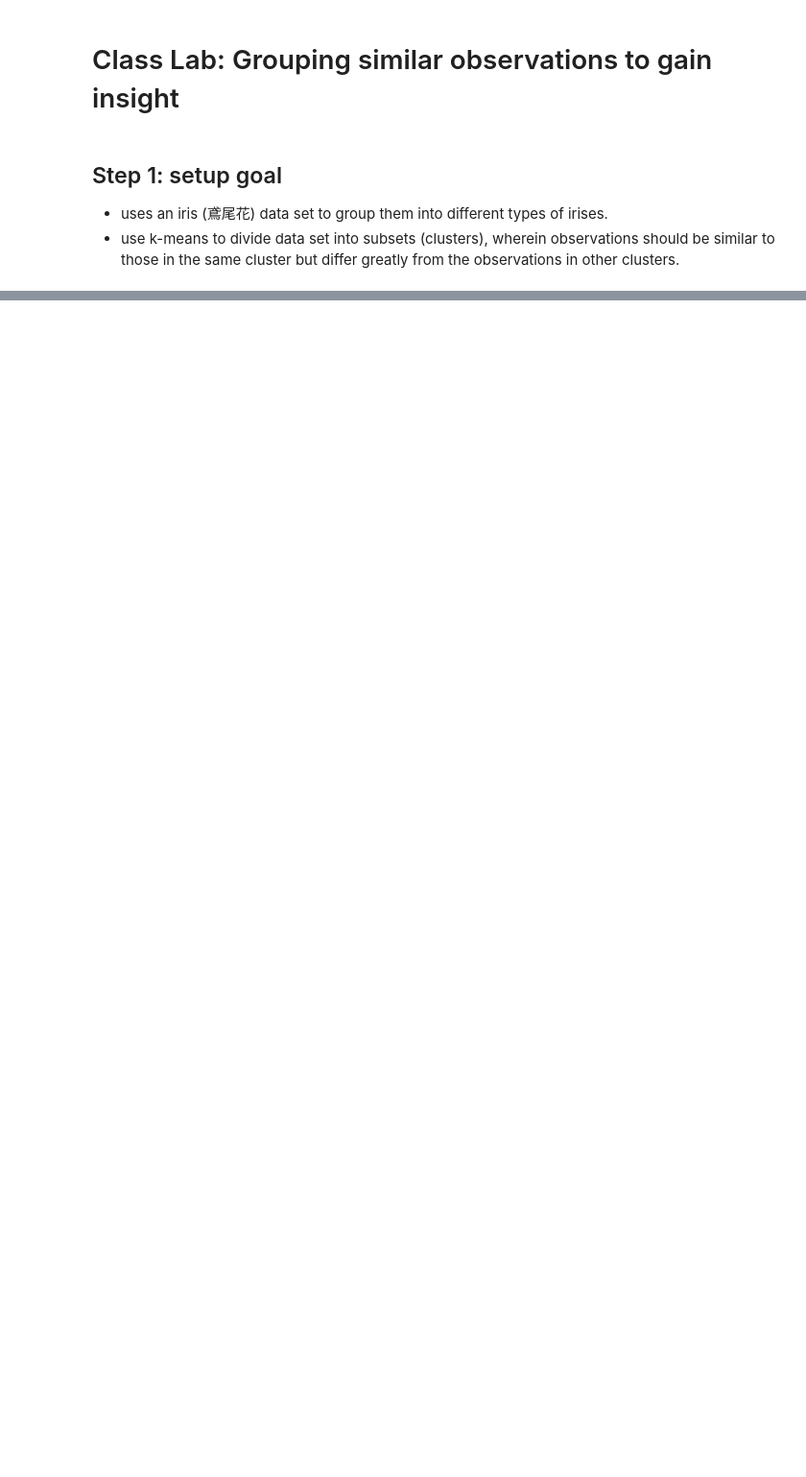
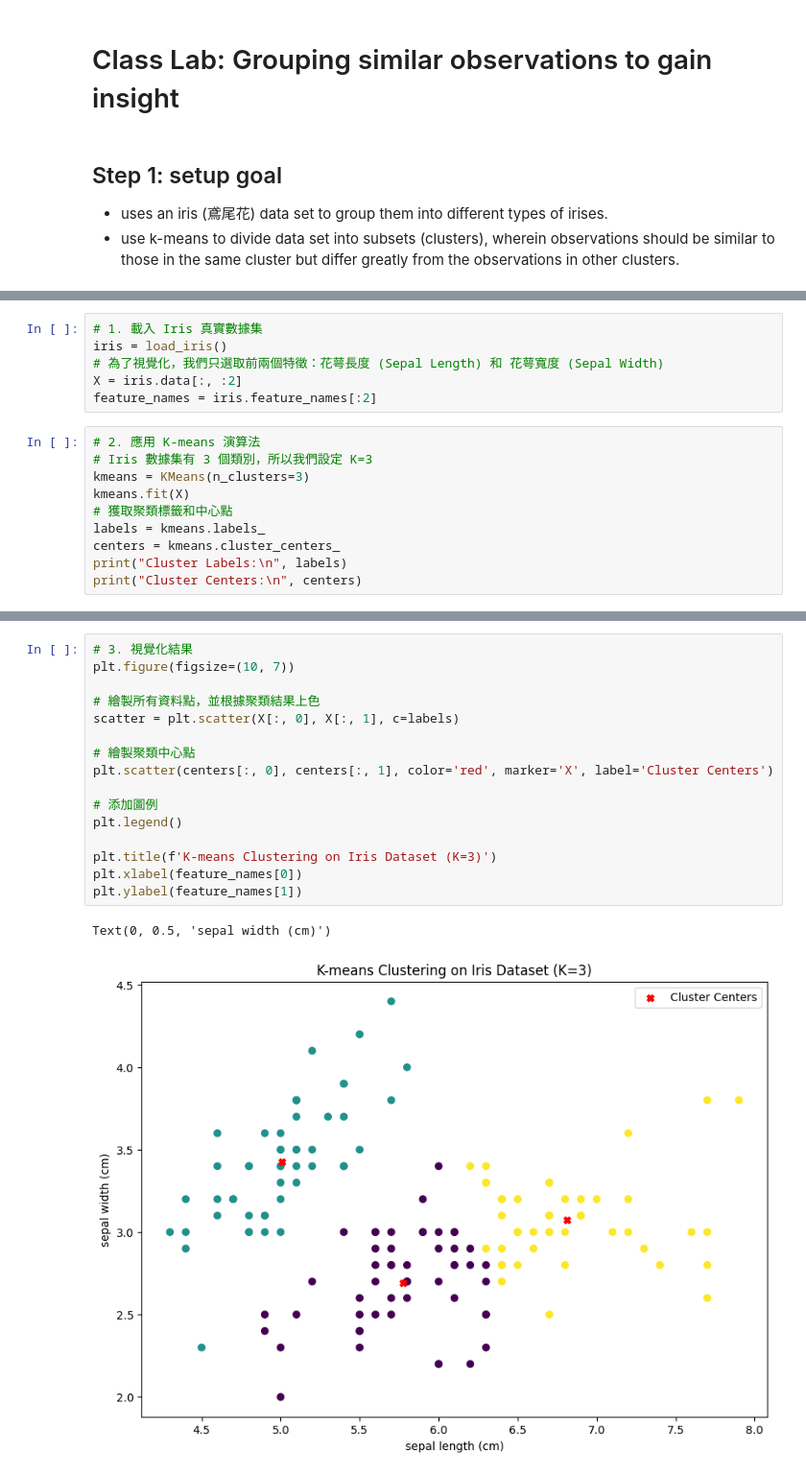
Before and after one commit to mingfujacky/Lecture-Big-Data, a Jupyter notebook: file/code/kmeans_iris.ipynb, the cells around one changed output, grey strips where cells are left out. Shown at 96% size. Cells and saved outputs as stored; diff of their text form; blank space fills up the shorter version.

```diff
--- a/file/code/kmeans_iris.ipynb
+++ b/file/code/kmeans_iris.ipynb
@@ -226,0 +28,16 @@ plt.show()
+# %%
+# 1. 載入 Iris 真實數據集
+iris = load_iris()
+# 為了視覺化，我們只選取前兩個特徵：花萼長度 (Sepal Length) 和 花萼寬度 (Sepal Width)
+X = iris.data[:, :2]
+feature_names = iris.feature_names[:2]
+# %%
+# 2. 應用 K-means 演算法
+# Iris 數據集有 3 個類別，所以我們設定 K=3
+kmeans = KMeans(n_clusters=3)
+kmeans.fit(X)
+# 獲取聚類標籤和中心點
+labels = kmeans.labels_
+centers = kmeans.cluster_centers_
+print("Cluster Labels:\n", labels)
+print("Cluster Centers:\n", centers)
@@ -226,0 +55,19 @@ plt.show()
+# %%
+# 3. 視覺化結果
+plt.figure(figsize=(10, 7))
+
+# 繪製所有資料點，並根據聚類結果上色
+scatter = plt.scatter(X[:, 0], X[:, 1], c=labels)
+
+# 繪製聚類中心點
+plt.scatter(centers[:, 0], centers[:, 1], color='red', marker='X', label='Cluster Centers')
+
+# 添加圖例
+plt.legend()
+
+plt.title(f'K-means Clustering on Iris Dataset (K=3)')
+plt.xlabel(feature_names[0])
+plt.ylabel(feature_names[1])
+# %% [output]
+Text(0, 0.5, 'sepal width (cm)')
+[figure, added]
```
Also changed, not shown: parts of 18 cells of this notebook, 12 other files.
